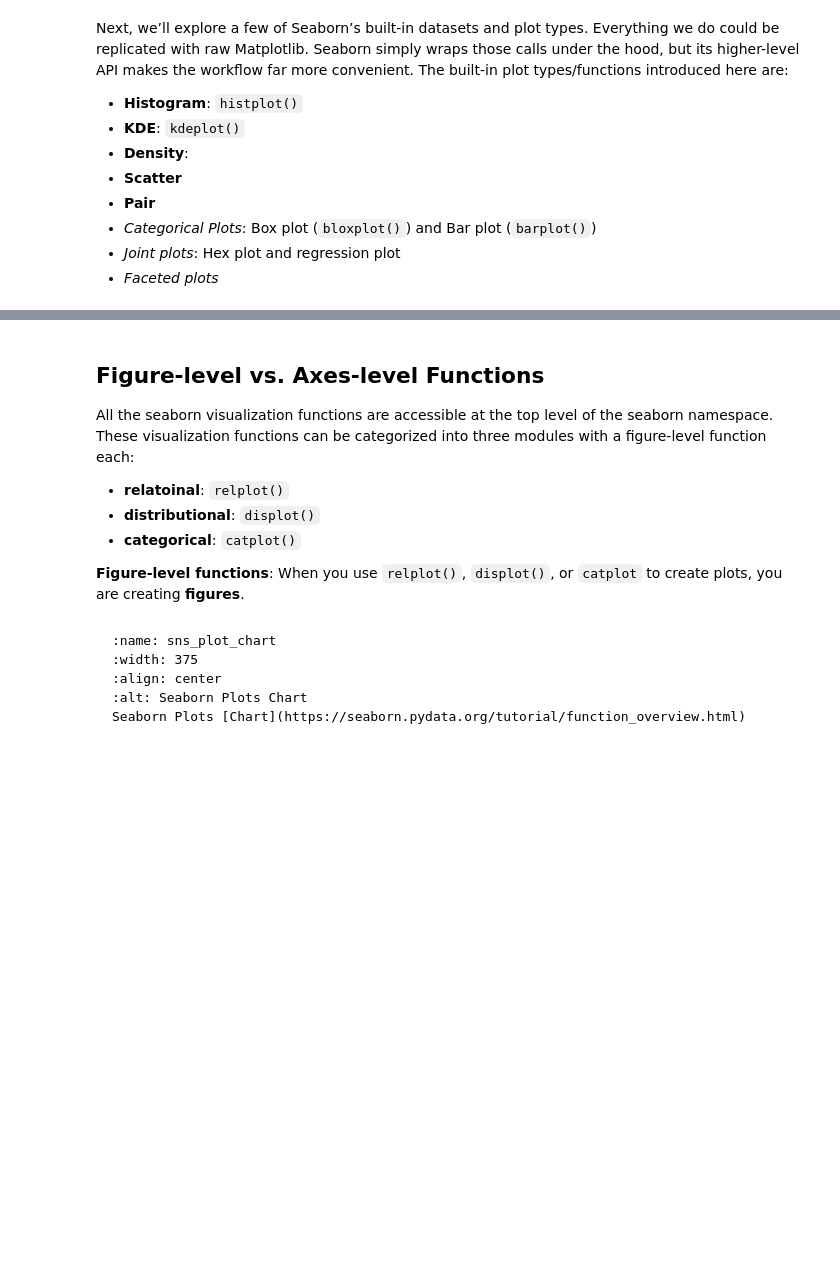
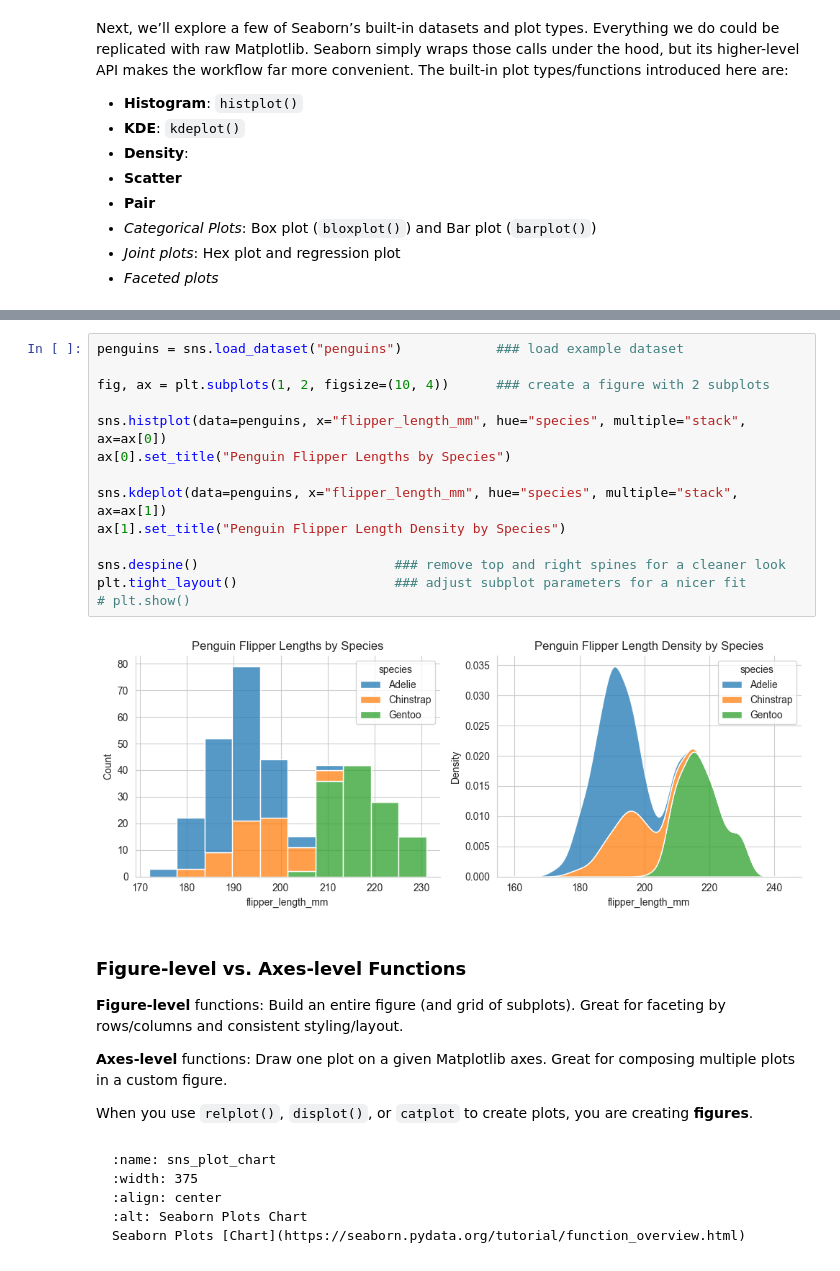
Before and after one commit to tychen742/thinkdsm, a Jupyter notebook: chapters/06-visualization/0606-vis-sns-intro.ipynb, the cells around one changed output, grey strips where cells are left out. Drawn from its saved outputs; the diff is of its cells as text; blank space fills up the shorter version.

```diff
--- a/chapters/06-visualization/0606-vis-sns-intro.ipynb
+++ b/chapters/06-visualization/0606-vis-sns-intro.ipynb
@@ -29,13 +45,28 @@ Next, we’ll explore a few of Seaborn’s built-in datasets and plot types. Eve
+# %%
+penguins = sns.load_dataset("penguins")            ### load example dataset
+
+fig, ax = plt.subplots(1, 2, figsize=(10, 4))      ### create a figure with 2 subplots
+
+sns.histplot(data=penguins, x="flipper_length_mm", hue="species", multiple="stack", ax=ax[0])
+ax[0].set_title("Penguin Flipper Lengths by Species")
+
+sns.kdeplot(data=penguins, x="flipper_length_mm", hue="species", multiple="stack", ax=ax[1])
+ax[1].set_title("Penguin Flipper Length Density by Species")
+
+sns.despine()                         ### remove top and right spines for a cleaner look
+plt.tight_layout()                    ### adjust subplot parameters for a nicer fit
+# plt.show()
+# %% [output]
+[figure, added]
 # %% [markdown]
-## Figure-level vs. Axes-level Functions
+### Figure-level vs. Axes-level Functions
 
-All the seaborn visualization functions are accessible at the top level of the seaborn namespace. These visualization functions can be categorized into three modules with a figure-level function each:
 
-- **relatoinal**: `relplot()`
-- **distributional**: `displot()`
-- **categorical**: `catplot()`
+**Figure-level** functions: Build an entire figure (and grid of subplots). Great for faceting by rows/columns and consistent styling/layout.
 
-**Figure-level functions**: When you use `relplot()`, `displot()`, or `catplot` to create plots, you are creating **figures**.
+**Axes-level** functions: Draw one plot on a given Matplotlib axes. Great for composing multiple plots in a custom figure.
+
+When you use `relplot()`, `displot()`, or `catplot` to create plots, you are creating **figures**.
 # %% [markdown]
 <!-- <figure>
     <img src="../../images/sns_plot_chart.png" alt="Seaborn Plots Chart" width=400 >
```
Also changed, not shown: parts of 2 cells of this notebook.
